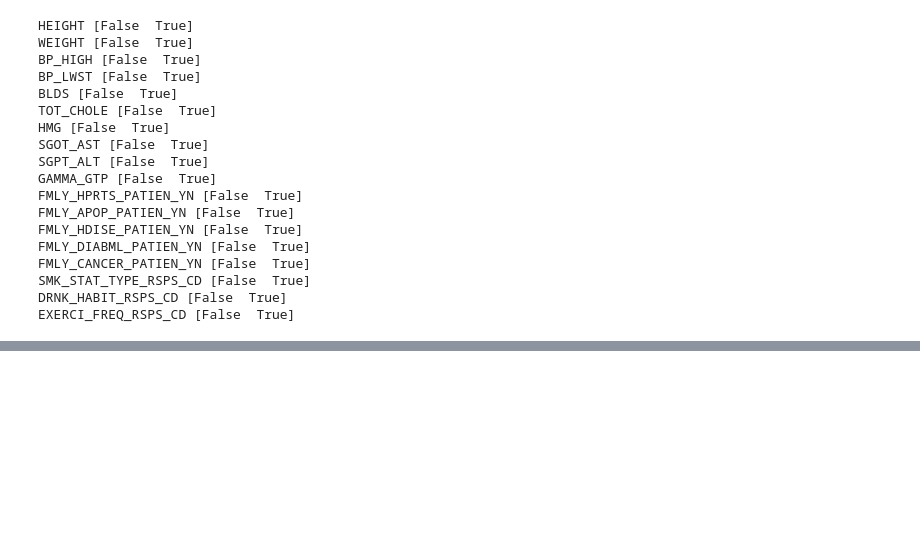
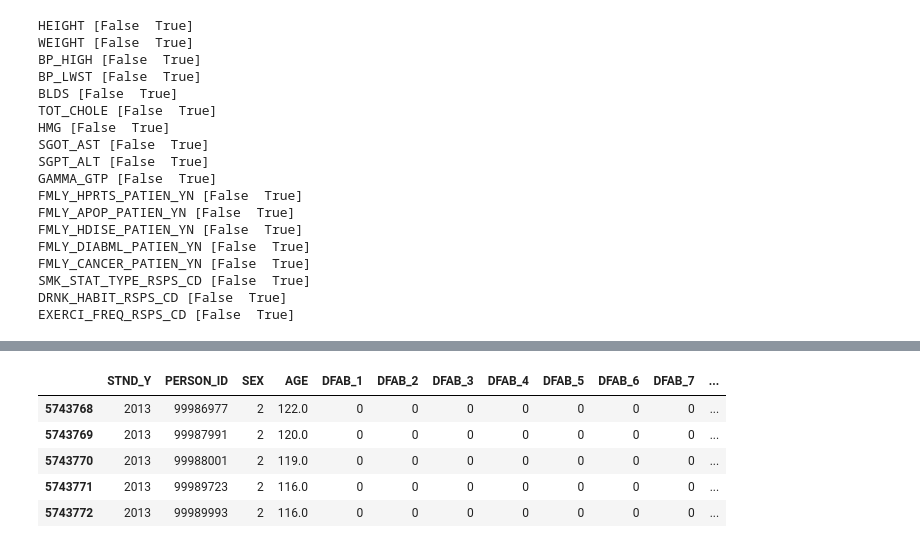
Before and after one commit to JoonYoung-Sohn/practice, a Jupyter notebook: Disease Prediction/201224_data_preprocessing.ipynb, the cells around one changed output, grey strips where cells are left out. Drawn from its saved outputs; the diff is of its cells as text; code cells hidden in the pictures; blank space fills up the shorter version.

```diff
--- a/Disease Prediction/201224_data_preprocessing.ipynb
+++ b/Disease Prediction/201224_data_preprocessing.ipynb
@@ -406,0 +583,9 @@ EXERCI_FREQ_RSPS_CD [False  True]
+# %%
+jk.tail()
+# %% [output]
+|  | STND_Y | PERSON_ID | SEX | AGE | DFAB_1 | DFAB_2 | DFAB_3 | DFAB_4 | DFAB_5 | DFAB_6 | DFAB_7 | ... |
+| 5743768 | 2013 | 99986977 | 2 | 122.0 | 0 | 0 | 0 | 0 | 0 | 0 | 0 | ... |
+| 5743769 | 2013 | 99987991 | 2 | 120.0 | 0 | 0 | 0 | 0 | 0 | 0 | 0 | ... |
+| 5743770 | 2013 | 99988001 | 2 | 119.0 | 0 | 0 | 0 | 0 | 0 | 0 | 0 | ... |
+| 5743771 | 2013 | 99989723 | 2 | 116.0 | 0 | 0 | 0 | 0 | 0 | 0 | 0 | ... |
+| 5743772 | 2013 | 99989993 | 2 | 116.0 | 0 | 0 | 0 | 0 | 0 | 0 | 0 | ... |
```
Also changed, not shown: parts of 28 cells of this notebook.
